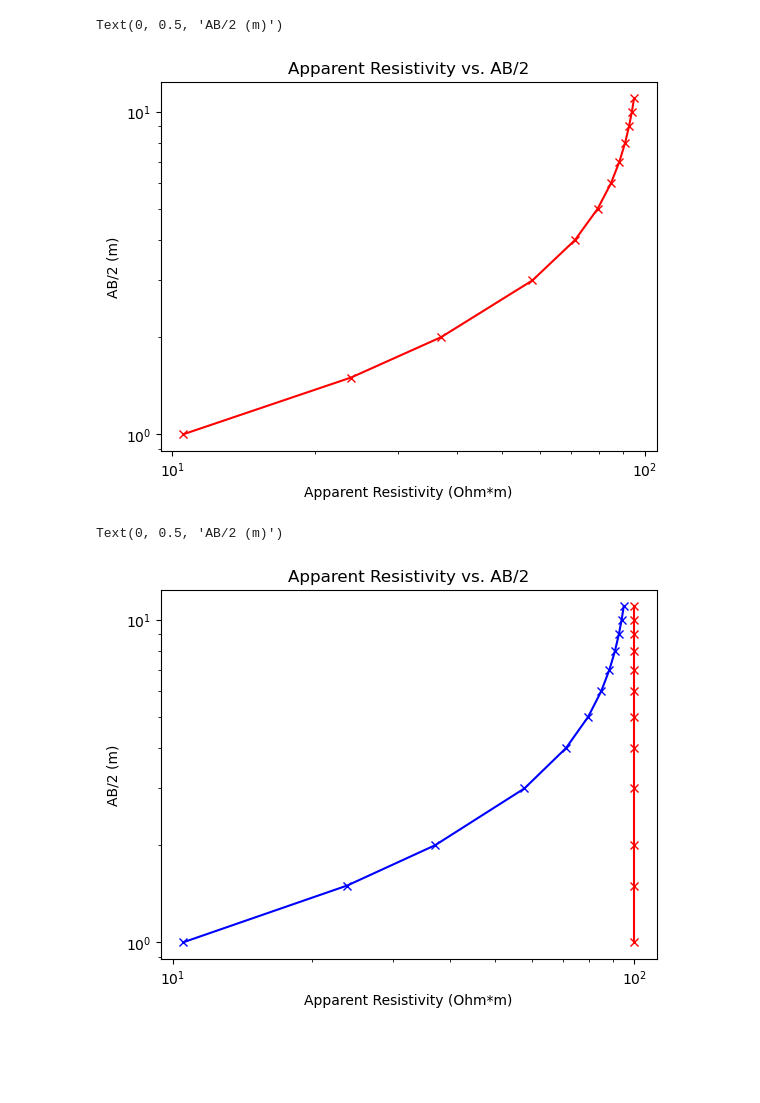
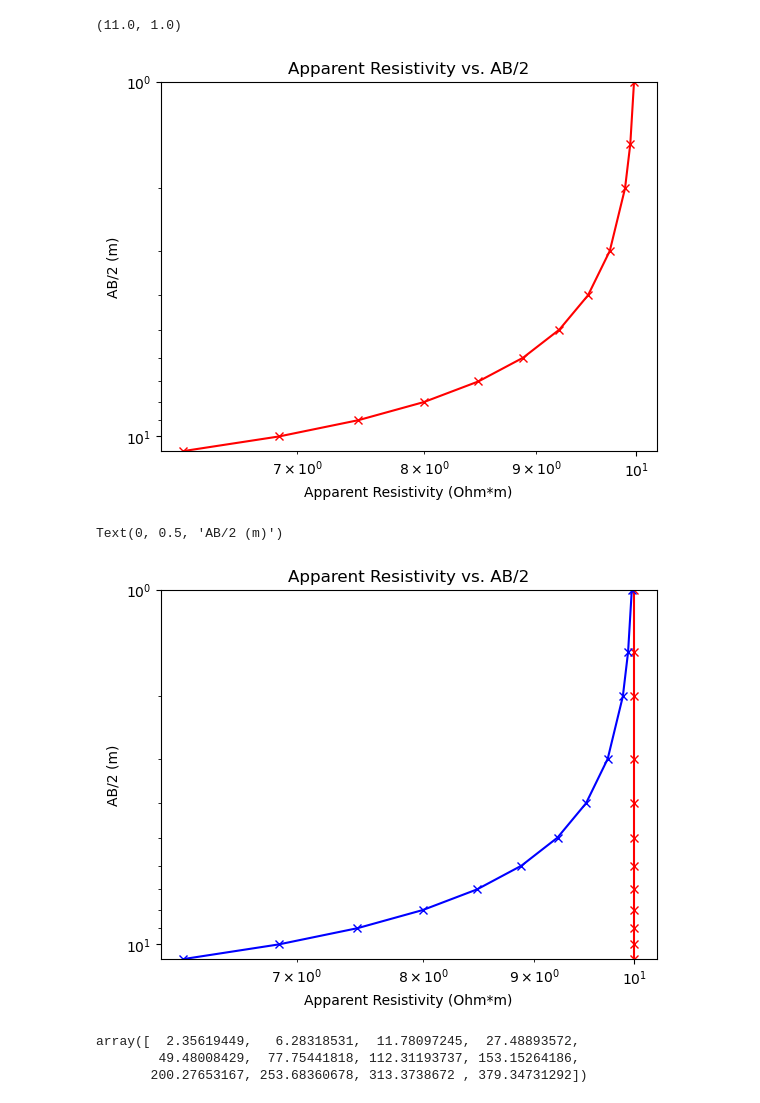
Before and after one commit to GarimaPrabhakar/bert-practice, a Jupyter notebook: tryingstuff/lead_resistances.ipynb, the cells around one changed output. Saved outputs shown, nothing was run; the diff lists cells and outputs as text; code cells hidden in the pictures; blank space fills up the shorter version.

```diff
--- a/tryingstuff/lead_resistances.ipynb
+++ b/tryingstuff/lead_resistances.ipynb
@@ -3,7 +3,7 @@ import numpy as np
 import pandas as pd
 import matplotlib.pyplot as plt
 # %%
-rhoa = 100
+rhoa = 10
 
 # Set initial positions for ABMN
 A = (-1, 0)
@@ -103,8 +111,10 @@ Text(0, 0.5, 'AB/2 (m)')
 # %%
 # Now adding a lead resistiance in parallel.
 
-cres = 5 # 50 ohms lead resistance
-rcres = (1/r + 1/cres)**-1
+cres = -0.01 # 50 ohms lead resistance
+r#cres = (1/r + 1/cres)**-1
+
+rcres = r + cres
 
 # Looking at resistivity for this.
 cres_rhoa, k = resistivity(A, B, M, N, rcres)
@@ -114,21 +124,22 @@ plt.loglog(np.array(cres_rhoa).reshape(len(cres_rhoa),1), np.array(ab2).reshape(
 plt.title("Apparent Resistivity vs. AB/2")
 plt.xlabel("Apparent Resistivity (Ohm*m)")
 plt.ylabel("AB/2 (m)")
+plt.ylim(max(ab2), min(ab2))
 # %% [output]
-Text(0, 0.5, 'AB/2 (m)')
+(11.0, 1.0)
-[figure, old version]
+[figure, new version]
 # %%
 # Bingo! Plotting both on top of each other for dramatic effect.
 
 plt.loglog(np.array(check_rhoa).reshape(len(check_rhoa),1), np.array(ab2).reshape(len(ab2),1), 'rx-', label='measured')
 plt.loglog(np.array(cres_rhoa).reshape(len(cres_rhoa),1), np.array(ab2).reshape(len(ab2),1), 'bx-', label='measured')
-
+plt.ylim(max(ab2), min(ab2))
 plt.title("Apparent Resistivity vs. AB/2")
 plt.xlabel("Apparent Resistivity (Ohm*m)")
 plt.ylabel("AB/2 (m)")
 # %% [output]
 Text(0, 0.5, 'AB/2 (m)')
-[figure, old version]
+[figure, new version]
 # %%
 # Now looking at a two-layer model.
 rhoa1 = 100
@@ -145,3 +156,9 @@ def rhoa_layers(rhoa, thk, z):
     # Area of shell covered by layer1:
 
     a1 = 1
+# %%
+k
+# %% [output]
+array([  2.35619449,   6.28318531,  11.78097245,  27.48893572,
+        49.48008429,  77.75441818, 112.31193737, 153.15264186,
+       200.27653167, 253.68360678, 313.3738672 , 379.34731292])
```
Also changed, not shown: parts of 3 cells of this notebook, 7 other files.
